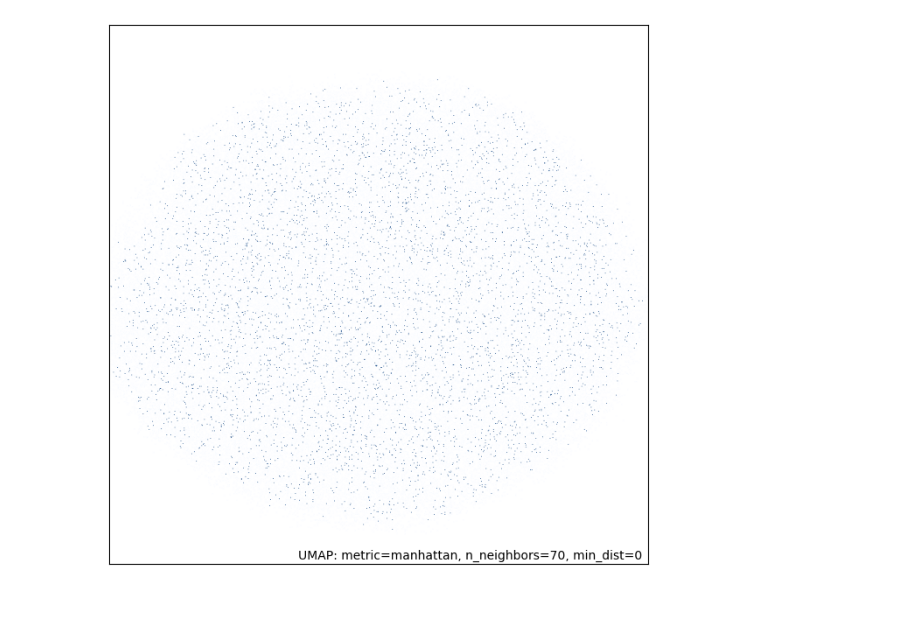
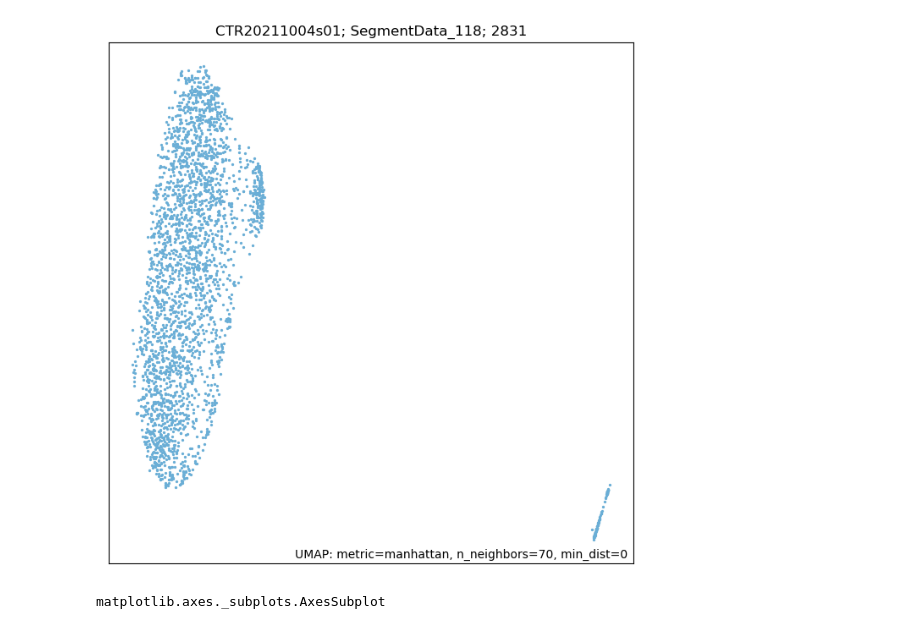
Before and after one commit to YeshuaGonzalez/T_proyect, a Jupyter notebook: FilePklCharge.ipynb, the cells around one changed output. Cells and saved outputs as stored; diff of their text form; code cells hidden in the pictures.

```diff
--- a/FilePklCharge.ipynb
+++ b/FilePklCharge.ipynb
@@ -6,6 +7,7 @@ import matplotlib.pyplot as plt
 # %%
 # Lectura en modo binario
-name = "E:\\Servicio\\MEA2\\20211005\\H5\\SPK\\CTR20211005s02_SPK.pckl"
+path = "E:\\Servicio\\MEA2\\20211004\\H5\\SPK"
+name = "E:\\Servicio\\MEA2\\20211004\\H5\\SPK\\CTR20211004s01_SPK.pckl"
 electrodes_pkl = open(name,'rb')
 
 # Cargamos los datos del fichero
@@ -144,9 +150,16 @@ def spike_reducer(
 # %%
 # UMAP
 
-reduced_spikes = spike_reducer(electrodes['SegmentData_35'], random_state=18)
+reduced_spikes = spike_reducer(electrodes['SegmentData_118'], random_state=18)
 spike_embedding = reduced_spikes.embedding_
 # %%
 %%time
-umap.plot.points(reduced_spikes)
+#umap.plot.points(reduced_spikes)
+ax = umap.plot.points(reduced_spikes)
+ax.set_title('CTR20211004s01; SegmentData_118; '+ str(len(electrodes['SegmentData_118'])))
+#fig, axs = plt.subplots(1,1,figsize = (10,10))
+#axs= umap.plot.points(reduced_spikes)
+#plt.show()
+matplotlib.pyplot.savefig(path+"\\CTR20211004s01segmentData_118.svg")
+#fig.savefig('E:\\Servicio\\MEA2\\20211004\\H5\\SPK\\fig.svg')
 # %% [output]
@@ -155 +168,7 @@ Wall time: 459 ms
-[figure, old version]
+[figure, new version]
+# %%
+ax.
+
+#fig.savefig('E:\\Servicio\\MEA2\\20211004\\H5\\SPK\\fig.svg')
+# %% [output]
+matplotlib.axes._subplots.AxesSubplot
```
Also changed, not shown: parts of 3 cells of this notebook, 3 other files.
